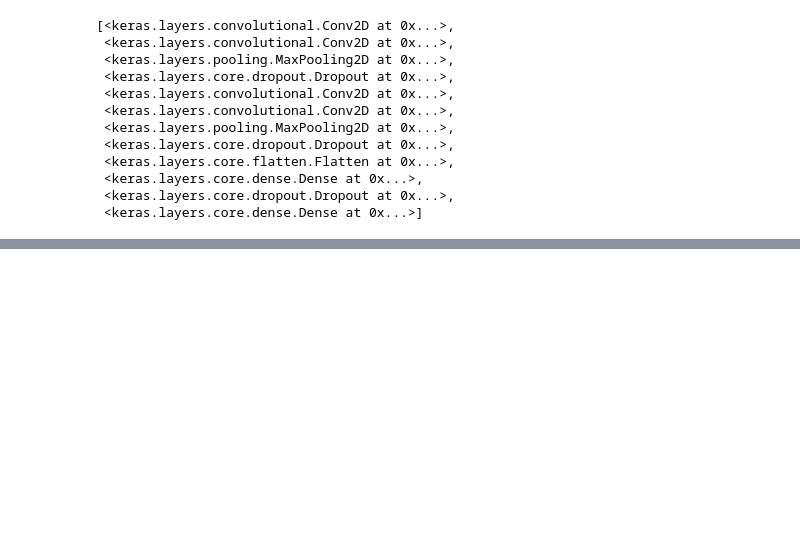
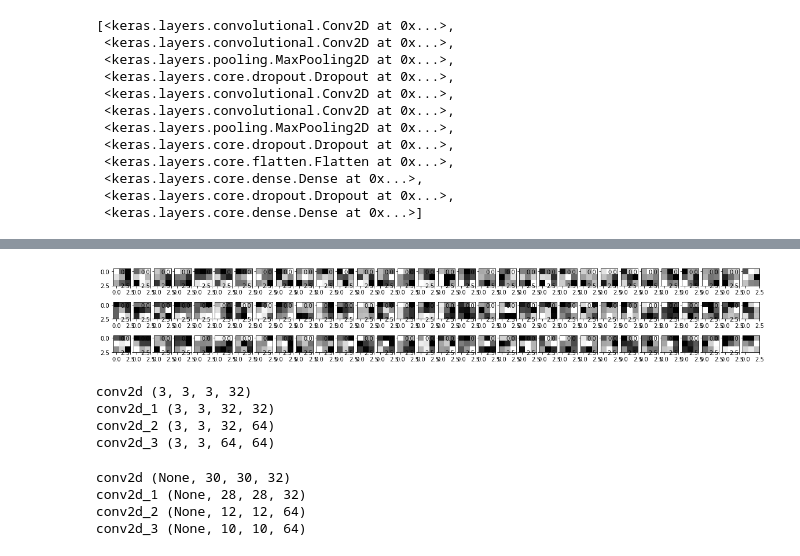
Before and after one commit to leekyuyoung4/ml0719, a Jupyter notebook: 0928.자연영상인식/자연영상인식II_모델_재사용.ipynb, the cells around one changed output, grey strips where cells are left out. Saved outputs shown, nothing was run; the diff lists cells and outputs as text; code cells hidden in the pictures; blank space fills up the shorter version.

```diff
--- a/0928.자연영상인식/자연영상인식II_모델_재사용.ipynb
+++ b/0928.자연영상인식/자연영상인식II_모델_재사용.ipynb
@@ -68,0 +111,22 @@ cnn.layers[0].name
+# %%
+# (3, 3, 3, 32)
+# fig,ax =  plt.subplots(3,32,figsize=(10,10) )
+plt.figure(figsize=(20,3))
+for i in range(32):
+  f = kernel[:,:,:,i]
+  for j in range(3):
+    plt.subplot(3,32,j*32+i+1)
+    temp = f[:,:,j]
+    plt.imshow(temp,cmap='gray')
+# %% [output]
+[figure, added]
+# %%
+for layer in cnn.layers:
+  if 'conv' in layer.name:
+    kernel,biases =  layer.get_weights()
+    print(layer.name, kernel.shape)
+# %% [output]
+conv2d (3, 3, 3, 32)
+conv2d_1 (3, 3, 32, 32)
+conv2d_2 (3, 3, 32, 64)
+conv2d_3 (3, 3, 64, 64)
@@ -68,0 +137,10 @@ cnn.layers[0].name
+# %%
+# 신경망의 특징 맵을 시각화
+for layer in cnn.layers:
+  if 'conv' in layer.name:
+    print(layer.name, layer.output.shape)
+# %% [output]
+conv2d (None, 30, 30, 32)
+conv2d_1 (None, 28, 28, 32)
+conv2d_2 (None, 12, 12, 64)
+conv2d_3 (None, 10, 10, 64)
```
Also changed, not shown: parts of 14 cells of this notebook.
